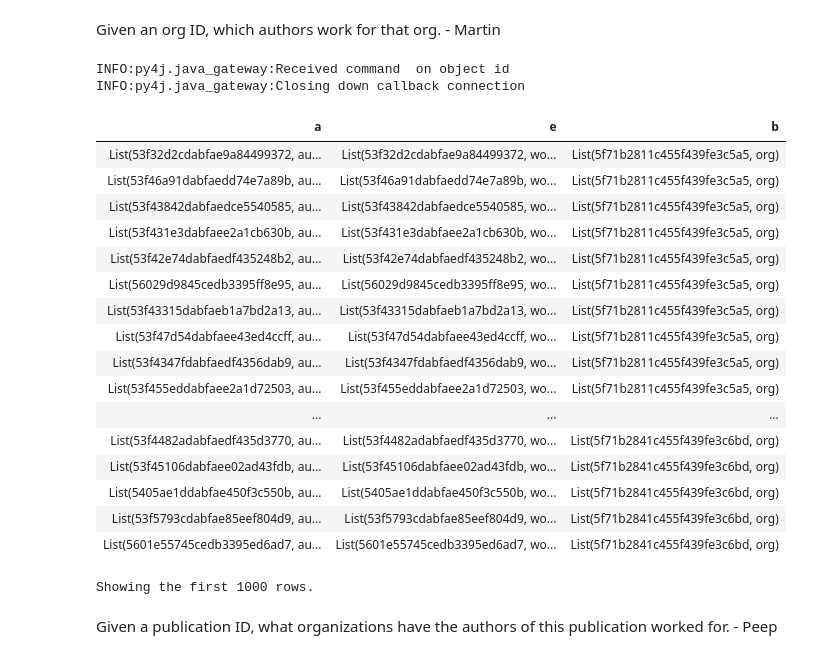
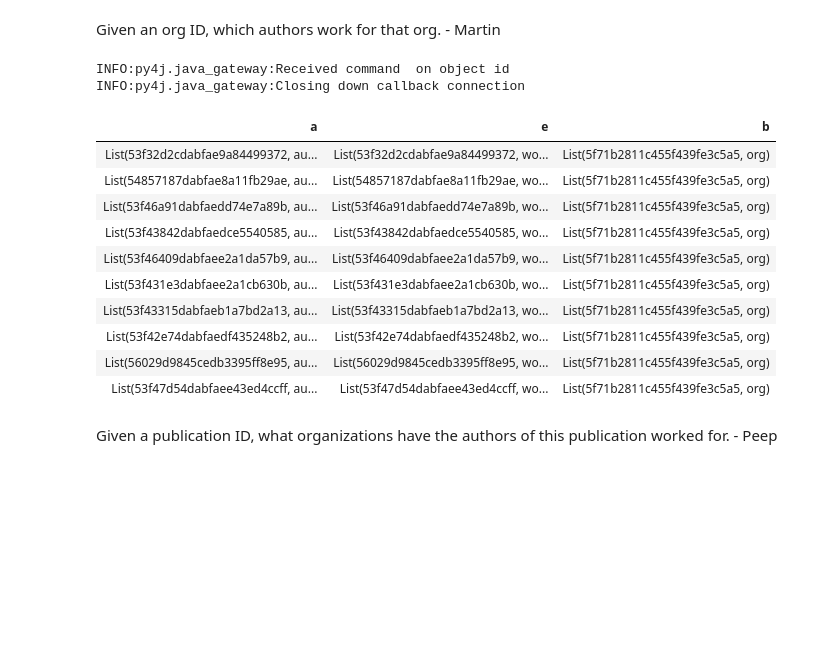
Before and after one commit to Martin-Msb/bdm-project-2, a Jupyter notebook: Knowledge Graph.ipynb, the cells around one changed output. Cells and saved outputs as stored; diff of their text form; code cells hidden in the pictures; blank space fills up the shorter version.

```diff
--- a/Knowledge Graph.ipynb
+++ b/Knowledge Graph.ipynb
@@ -288,29 +296,22 @@ author_org = (_graph
              .filterEdges('Type = "worksFor"')
              .find('(a)-[e]->(b)')
              .filter("a.Type = 'author'"))
-# %%
-display(author_org)
-# %% [output]
-INFO:py4j.java_gateway:Received command  on object id
-INFO:py4j.java_gateway:Closing down callback connection
-| a | e | b |
-| List(53f32d2cdabfae9a84499372, au... | List(53f32d2cdabfae9a84499372, wo... | List(5f71b2811c455f439fe3c5a5, org) |
-| List(53f46a91dabfaedd74e7a89b, au... | List(53f46a91dabfaedd74e7a89b, wo... | List(5f71b2811c455f439fe3c5a5, org) |
-| List(53f43842dabfaedce5540585, au... | List(53f43842dabfaedce5540585, wo... | List(5f71b2811c455f439fe3c5a5, org) |
-| List(53f431e3dabfaee2a1cb630b, au... | List(53f431e3dabfaee2a1cb630b, wo... | List(5f71b2811c455f439fe3c5a5, org) |
-| List(53f42e74dabfaedf435248b2, au... | List(53f42e74dabfaedf435248b2, wo... | List(5f71b2811c455f439fe3c5a5, org) |
-| List(56029d9845cedb3395ff8e95, au... | List(56029d9845cedb3395ff8e95, wo... | List(5f71b2811c455f439fe3c5a5, org) |
-| List(53f43315dabfaeb1a7bd2a13, au... | List(53f43315dabfaeb1a7bd2a13, wo... | List(5f71b2811c455f439fe3c5a5, org) |
-| List(53f47d54dabfaee43ed4ccff, au... | List(53f47d54dabfaee43ed4ccff, wo... | List(5f71b2811c455f439fe3c5a5, org) |
-| List(53f4347fdabfaedf4356dab9, au... | List(53f4347fdabfaedf4356dab9, wo... | List(5f71b2811c455f439fe3c5a5, org) |
-| List(53f455eddabfaee2a1d72503, au... | List(53f455eddabfaee2a1d72503, wo... | List(5f71b2811c455f439fe3c5a5, org) |
-| ... | ... | ... |
-| List(53f4482adabfaedf435d3770, au... | List(53f4482adabfaedf435d3770, wo... | List(5f71b2841c455f439fe3c6bd, org) |
-| List(53f45106dabfaee02ad43fdb, au... | List(53f45106dabfaee02ad43fdb, wo... | List(5f71b2841c455f439fe3c6bd, org) |
-| List(5405ae1ddabfae450f3c550b, au... | List(5405ae1ddabfae450f3c550b, wo... | List(5f71b2841c455f439fe3c6bd, org) |
-| List(53f5793cdabfae85eef804d9, au... | List(53f5793cdabfae85eef804d9, wo... | List(5f71b2841c455f439fe3c6bd, org) |
-| List(5601e55745cedb3395ed6ad7, au... | List(5601e55745cedb3395ed6ad7, wo... | List(5f71b2841c455f439fe3c6bd, org) |
-Showing the first 1000 rows.
+# %%
+lim_print(author_org, 10)
+# %% [output]
+INFO:py4j.java_gateway:Received command  on object id
+INFO:py4j.java_gateway:Closing down callback connection
+| a | e | b |
+| List(53f32d2cdabfae9a84499372, au... | List(53f32d2cdabfae9a84499372, wo... | List(5f71b2811c455f439fe3c5a5, org) |
+| List(54857187dabfae8a11fb29ae, au... | List(54857187dabfae8a11fb29ae, wo... | List(5f71b2811c455f439fe3c5a5, org) |
+| List(53f46a91dabfaedd74e7a89b, au... | List(53f46a91dabfaedd74e7a89b, wo... | List(5f71b2811c455f439fe3c5a5, org) |
+| List(53f43842dabfaedce5540585, au... | List(53f43842dabfaedce5540585, wo... | List(5f71b2811c455f439fe3c5a5, org) |
+| List(53f46409dabfaee2a1da57b9, au... | List(53f46409dabfaee2a1da57b9, wo... | List(5f71b2811c455f439fe3c5a5, org) |
+| List(53f431e3dabfaee2a1cb630b, au... | List(53f431e3dabfaee2a1cb630b, wo... | List(5f71b2811c455f439fe3c5a5, org) |
+| List(53f43315dabfaeb1a7bd2a13, au... | List(53f43315dabfaeb1a7bd2a13, wo... | List(5f71b2811c455f439fe3c5a5, org) |
+| List(53f42e74dabfaedf435248b2, au... | List(53f42e74dabfaedf435248b2, wo... | List(5f71b2811c455f439fe3c5a5, org) |
+| List(56029d9845cedb3395ff8e95, au... | List(56029d9845cedb3395ff8e95, wo... | List(5f71b2811c455f439fe3c5a5, org) |
+| List(53f47d54dabfaee43ed4ccff, au... | List(53f47d54dabfaee43ed4ccff, wo... | List(5f71b2811c455f439fe3c5a5, org) |
 # %% [markdown]
 Given a publication ID, what organizations have the authors of this publication worked for. - Peep
 # %%
```
Also changed, not shown: parts of 12 cells of this notebook.
